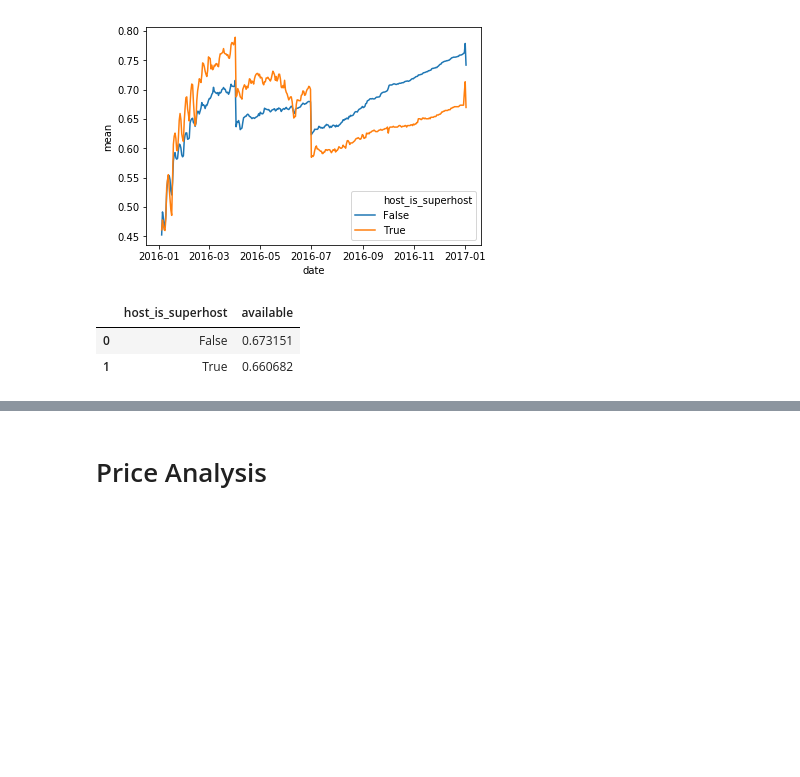
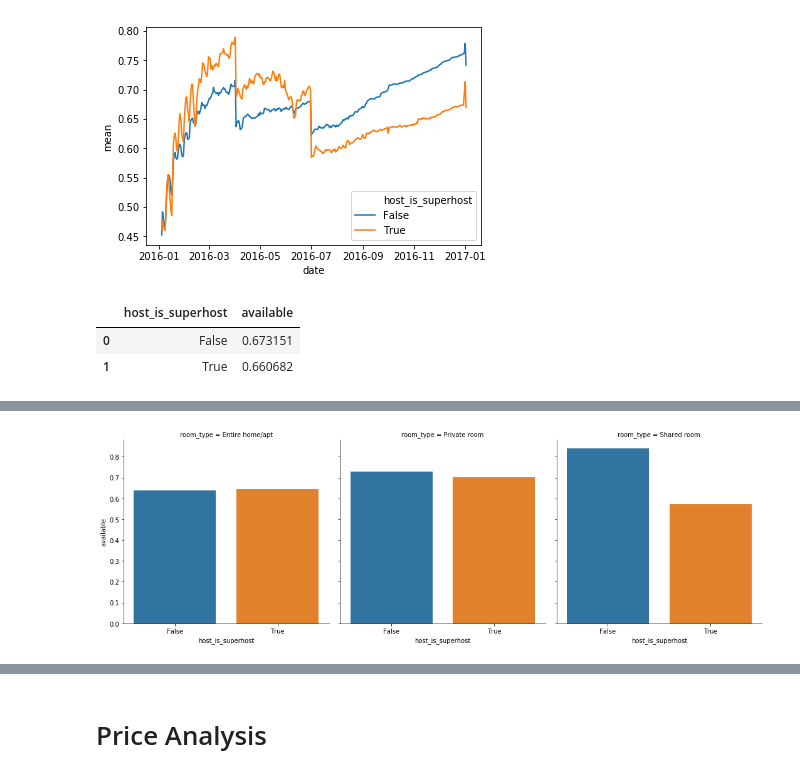
Before and after one commit to Mendy5/Udacity_Data_Scientist_Projects, a Jupyter notebook: P1_Writing_a_Data_Scientist_Blog_Post/Seattle_AirBnB_Data_Analysis_v2.0.ipynb, the cells around one changed output, grey strips where cells are left out. Cells and saved outputs as stored; diff of their text form; code cells hidden in the pictures; blank space fills up the shorter version.

```diff
--- a/P1_Writing_a_Data_Scientist_Blog_Post/Seattle_AirBnB_Data_Analysis_v2.0.ipynb
+++ b/P1_Writing_a_Data_Scientist_Blog_Post/Seattle_AirBnB_Data_Analysis_v2.0.ipynb
@@ -372,0 +364,5 @@ Based on the tables above, we can't see the much differences of availability bet
+# %%
+listing_calendar_superhost_avail_gb_v4 = ['host_is_superhost', 'room_type']
+listing_calendar_superhost_avail_agg_v4 = {'available':'mean'}
+listing_calendar_superhost_avail_df_v4 = groupby_agg(listing_calendar_df, listing_calendar_superhost_avail_gb_v4, listing_calendar_superhost_avail_agg_v4)
+listing_calendar_superhost_avail_df_v4.head()
@@ -372,0 +376,4 @@ Based on the tables above, we can't see the much differences of availability bet
+# %%
+g = sns.catplot(x = 'host_is_superhost', y = 'available', data = listing_calendar_superhost_avail_df_v4, kind = 'bar', col = 'room_type')
+# %% [output]
+[figure, added]
```
Also changed, not shown: parts of 26 cells of this notebook.
